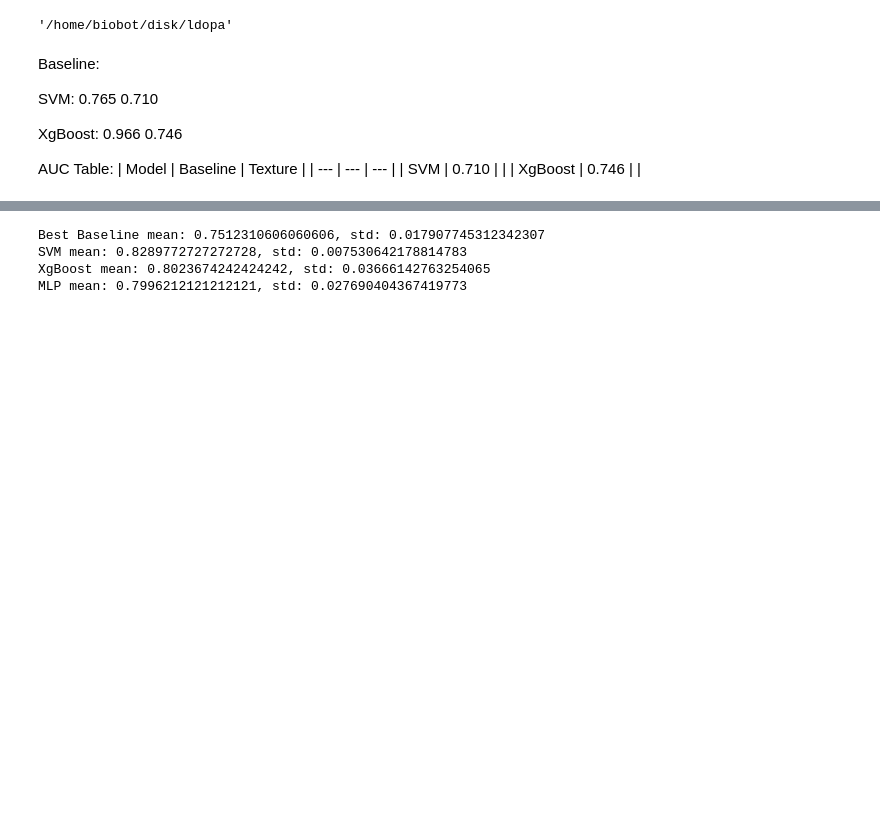
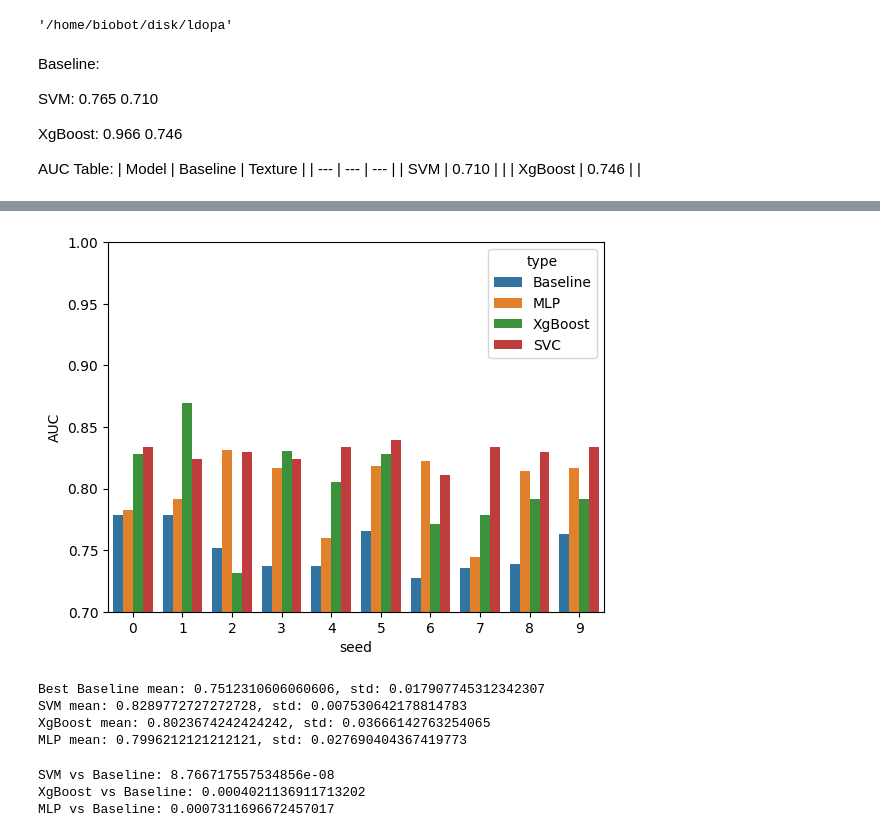
Before and after one commit to b1060t/LdopaPrediction, a Jupyter notebook: code/mednet_proc.ipynb, the cells around one changed output, grey strips where cells are left out. Cells and saved outputs as stored; diff of their text form; code cells hidden in the pictures; blank space fills up the shorter version.

```diff
--- a/code/mednet_proc.ipynb
+++ b/code/mednet_proc.ipynb
@@ -268,3 +78,22 @@ plt.show()
+# %%
+import seaborn as sns
+import matplotlib.pyplot as plt
+import numpy as np
+import pandas as pd
+b = [np.max([b1['svc'][i], b1['xgboost'][i], b1['mlp'][i]]) for i in range(len(b1['svc']))]
+df = pd.DataFrame({'Baseline': b, 'MLP': i1['mlp'], 'XgBoost': i1['xgboost'], 'SVC': i1['svc']})
+df = pd.DataFrame(columns=['type', 'auc', 'seed'])
+for i in range(len(b)):
+    df = df.append({'type': 'Baseline', 'auc': b[i], 'seed': i}, ignore_index=True)
+    df = df.append({'type': 'MLP', 'auc': i1['mlp'][i], 'seed': i}, ignore_index=True)
+    df = df.append({'type': 'XgBoost', 'auc': i1['xgboost'][i], 'seed': i}, ignore_index=True)
+    df = df.append({'type': 'SVC', 'auc': i1['svc'][i], 'seed': i}, ignore_index=True)
+sns.barplot(data=df, x='seed', y='auc', hue='type')
+plt.ylim(0.7, 1.0)
+plt.ylabel('AUC')
+plt.show()
+# %% [output]
+[figure, added]
 # %%
 print('Best Baseline mean: {}, std: {}'.format(np.mean(b), np.std(b)))
 print('SVM mean: {}, std: {}'.format(np.mean(i1['svc']), np.std(i1['svc'])))
@@ -275,3 +104,12 @@ Best Baseline mean: 0.7512310606060606, std: 0.017907745312342307
 SVM mean: 0.8289772727272728, std: 0.007530642178814783
 XgBoost mean: 0.8023674242424242, std: 0.03666142763254065
 MLP mean: 0.7996212121212121, std: 0.027690404367419773
+# %%
+from scipy.stats import ttest_rel
+print('SVM vs Baseline: {}'.format(ttest_rel(i1['svc'], b, alternative='greater').pvalue))
+print('XgBoost vs Baseline: {}'.format(ttest_rel(i1['xgboost'], b, alternative='greater').pvalue))
+print('MLP vs Baseline: {}'.format(ttest_rel(i1['mlp'], b, alternative='greater').pvalue))
+# %% [output]
+SVM vs Baseline: 8.766717557534856e-08
+XgBoost vs Baseline: 0.0004021136911713202
+MLP vs Baseline: 0.0007311696672457017
```
Also changed, not shown: parts of 2 cells of this notebook, 3 other files.
